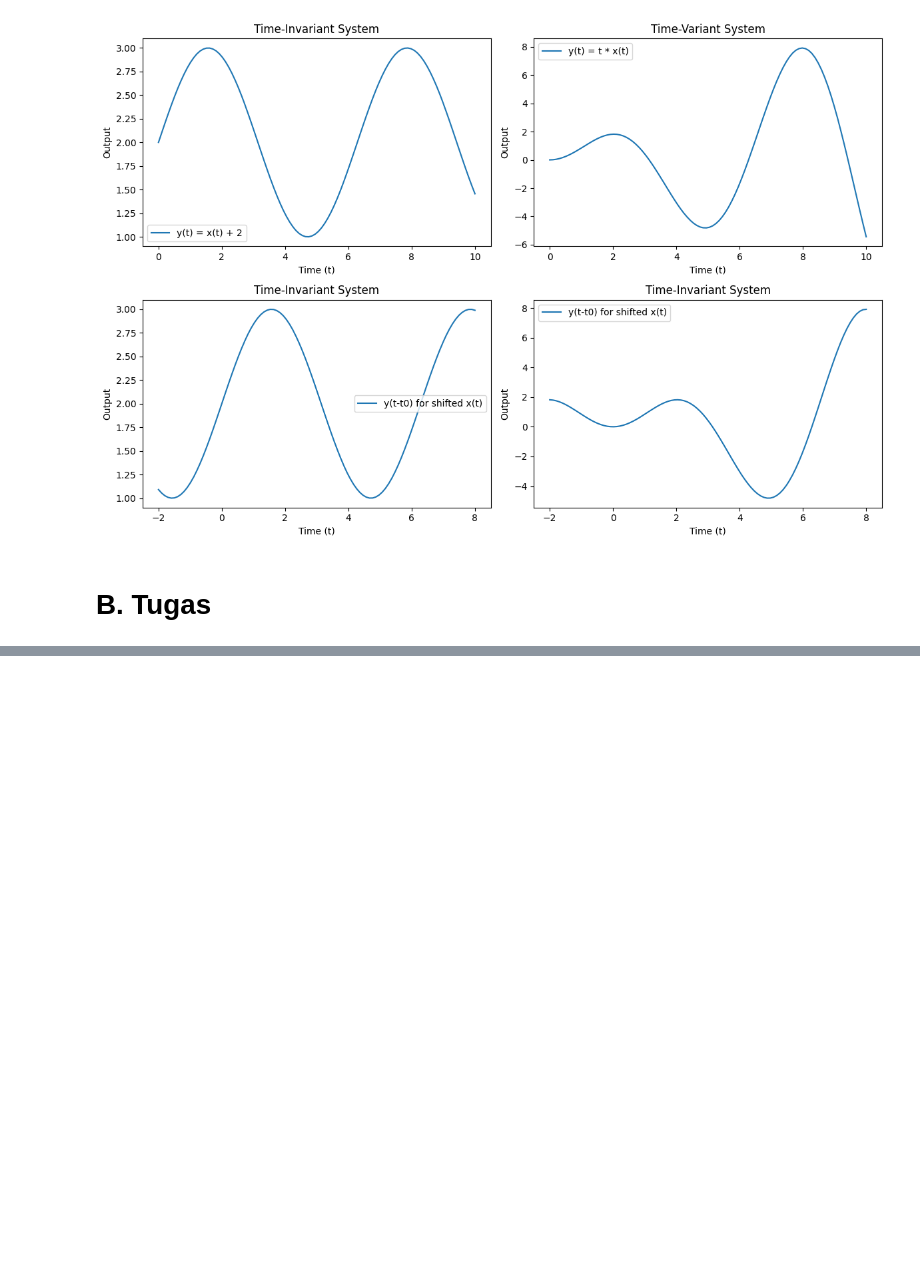
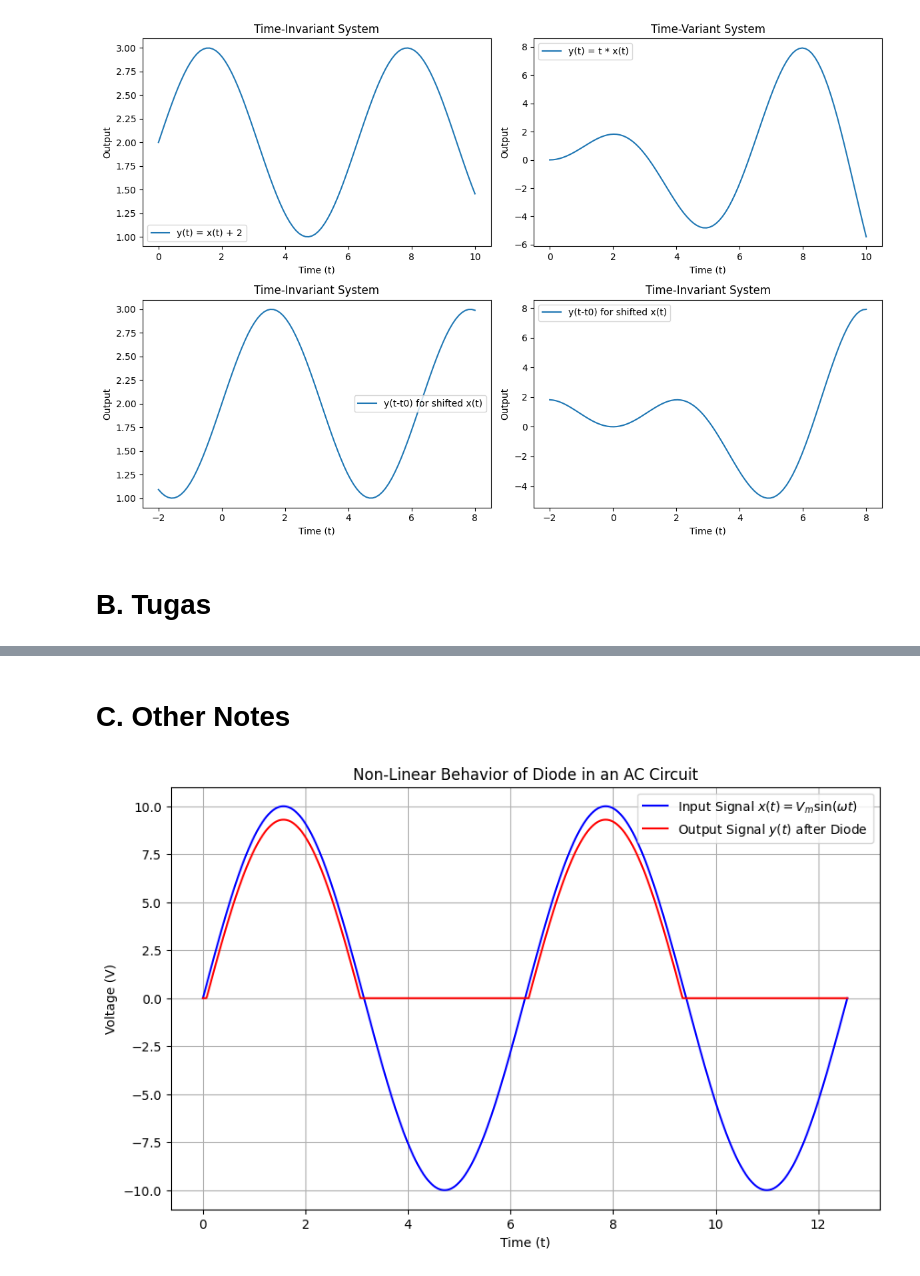
Before and after one commit to Dzuumirrah/Isyarat-dan-Sistem, a Jupyter notebook: tugas-2-week2/answer-notebook.ipynb, the cells around one changed output, grey strips where cells are left out. Drawn from its saved outputs; the diff is of its cells as text; code cells hidden in the pictures; blank space fills up the shorter version.

```diff
--- a/tugas-2-week2/answer-notebook.ipynb
+++ b/tugas-2-week2/answer-notebook.ipynb
@@ -128,0 +264,35 @@ Sumber tegangan
+# %% [markdown]
+# C. Other Notes
+# %%
+# Diode in AC circuit
+
+import numpy as np
+import matplotlib.pyplot as plt
+
+# Parameters
+V_m = 10        # Peak voltage of the AC signal
+V_f = 0.7       # Forward voltage of the diode (e.g., 0.7V for a silicon diode)
+t = np.linspace(0, 4*np.pi, 1000)  # Time array
+omega = 1       # Angular frequency
+
+# Input signal
+x_t = V_m * np.sin(omega * t)
+
+# Output signal after passing through the diode (with non-linearity)
+y_t = np.where(x_t > V_f, x_t - V_f, 0)
+
+# Plotting the input and output signals
+plt.figure(figsize=(10, 6))
+
+plt.plot(t, x_t, label="Input Signal $x(t) = V_m \sin(\omega t)$", color='blue')
+plt.plot(t, y_t, label="Output Signal $y(t)$ after Diode", color='red')
+
+plt.title("Non-Linear Behavior of Diode in an AC Circuit")
+plt.xlabel("Time (t)")
+plt.ylabel("Voltage (V)")
+plt.legend()
+plt.grid(True)
+
+plt.show()
+# %% [output]
+[figure, added]
```
Also changed, not shown: parts of 16 cells of this notebook.
